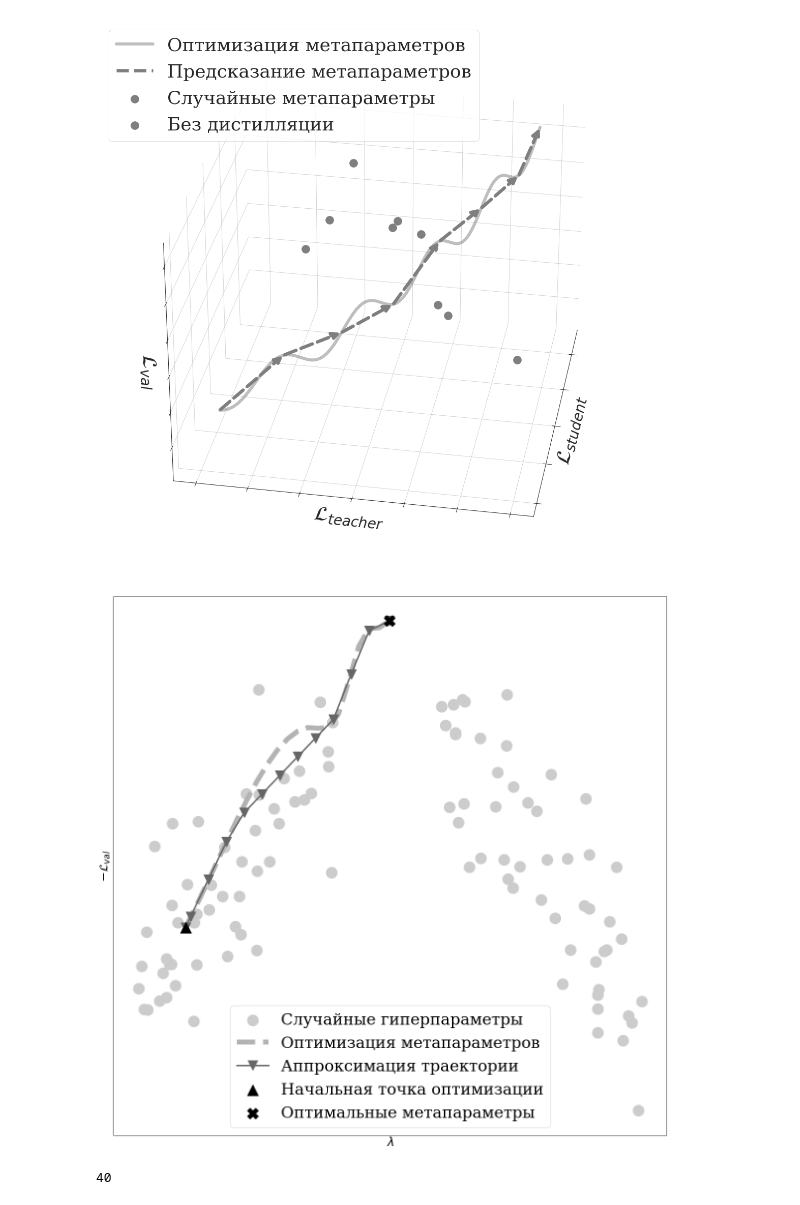
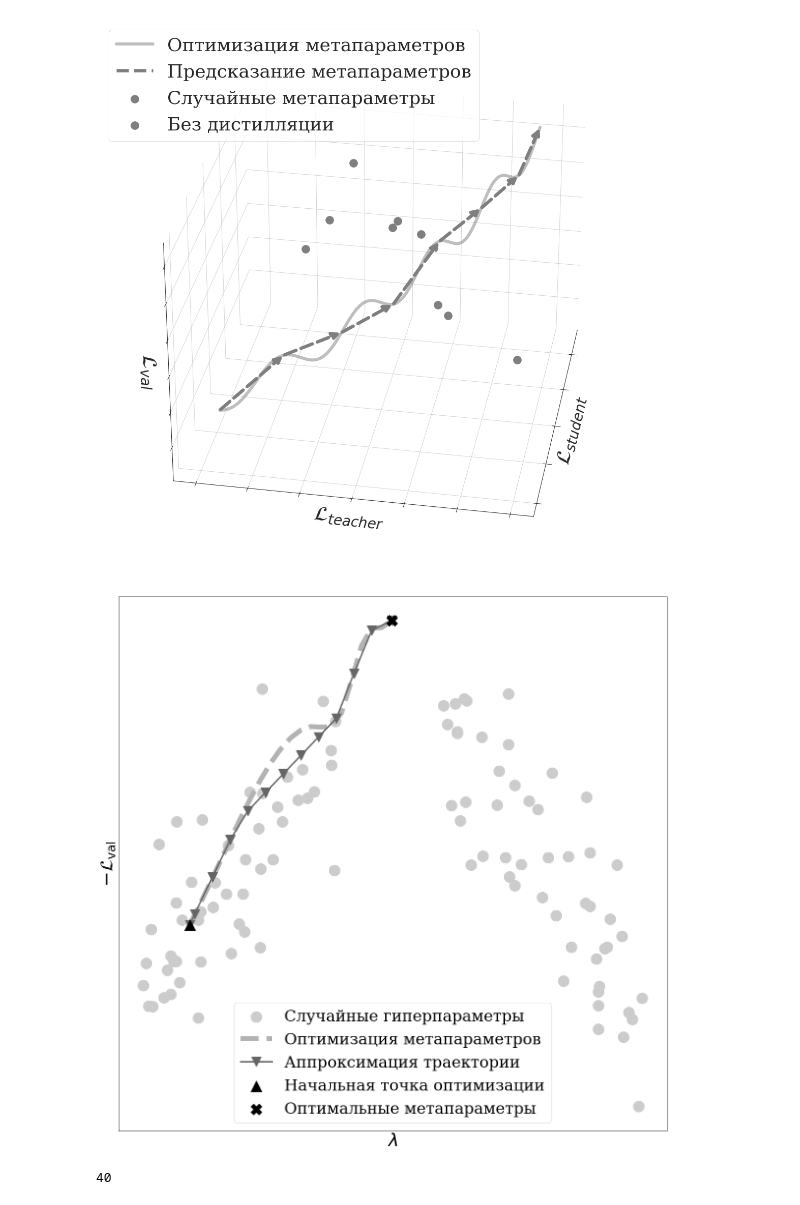
Before and after one commit to Intelligent-Systems-Phystech/MetaOptDistillation, a Jupyter notebook: notebooks/image.ipynb, the cells around one changed output. Saved outputs shown, nothing was run; the diff lists cells and outputs as text; code cells hidden in the pictures.

```diff
--- a/notebooks/image.ipynb
+++ b/notebooks/image.ipynb
@@ -260,36 +260,36 @@ plt.plot(new_hyper_x, new_hyper_y, lw=10, ls='--', color=(0.7,0.7,0.7),
          label='Оптимизация метапараметров')
 
 lin_x = [0.1, 0.2,   0.4, 0.45, 0.47, 0.5]
 lin_y = [-0.15, -0.07, 0.01, 0.07, 0.075,  0.08]
 
 lin_x2 = np.arange(lin_x[0]+0.01, lin_x[-1]-0.01, 0.035)
 lin_y2 = []
 for x in lin_x2:
     left = [i for i in range(len(lin_x)) if x>=lin_x[i]][-1]
     right = [i for i in range(len(lin_x))  if x<=lin_x[i]][0]
 
 
     part = (x - lin_x[left])/(lin_x[right] - lin_x[left])
     lin_y2.append(part * lin_y[right] + (1-part)*lin_y[left])
 lin_x2 = [lin_x[0]] + lin_x2.tolist() + [lin_x[-1]]
 lin_y2 = [lin_y[0]] + lin_y2 + [lin_y[-1]]
 plt.plot(lin_x2 , np.array(lin_y2), label='Аппроксимация траектории',
          color=(0.4,0.4,0.4),
          lw=3, markersize=20, marker='v')
 
 
 plt.scatter(init_x, init_y, color='black', label='Начальная точка оптимизации', marker='^',  s=500,zorder=10)
 plt.scatter(opt_x, opt_y, color='black', label='Оптимальные метапараметры', marker='X',  s=500,zorder=10)
 
 
 plt.legend(loc='best')
 plt.xticks([], [])
 plt.yticks([], [])
-plt.ylabel('$-\mathcal{L}_{val}$')
-plt.xlabel('$\lambda$')
+plt.ylabel('$-\mathcal{L}_\mathrm{val}$',  fontsize=36)
+plt.xlabel('$\lambda$',  fontsize=36)
 plt.savefig('../figs/trajectory_rus.pdf')
 # %% [output]
-[figure, old version]
+[figure, new version]
 # %%
 len(lin_y2)
 # %% [output]
```
